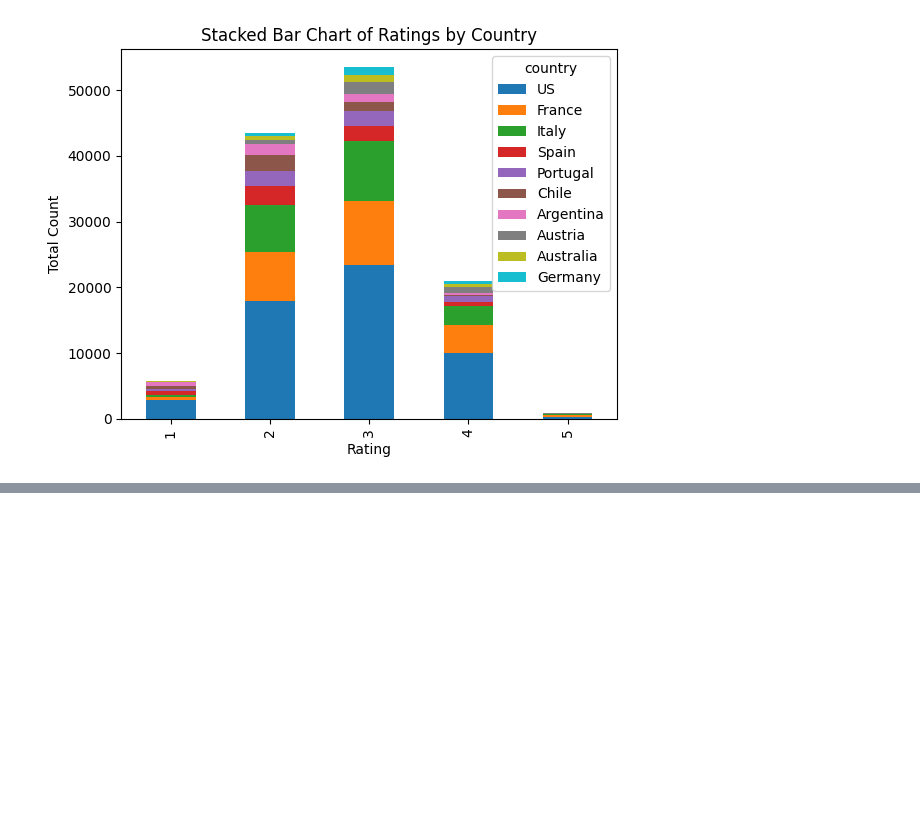
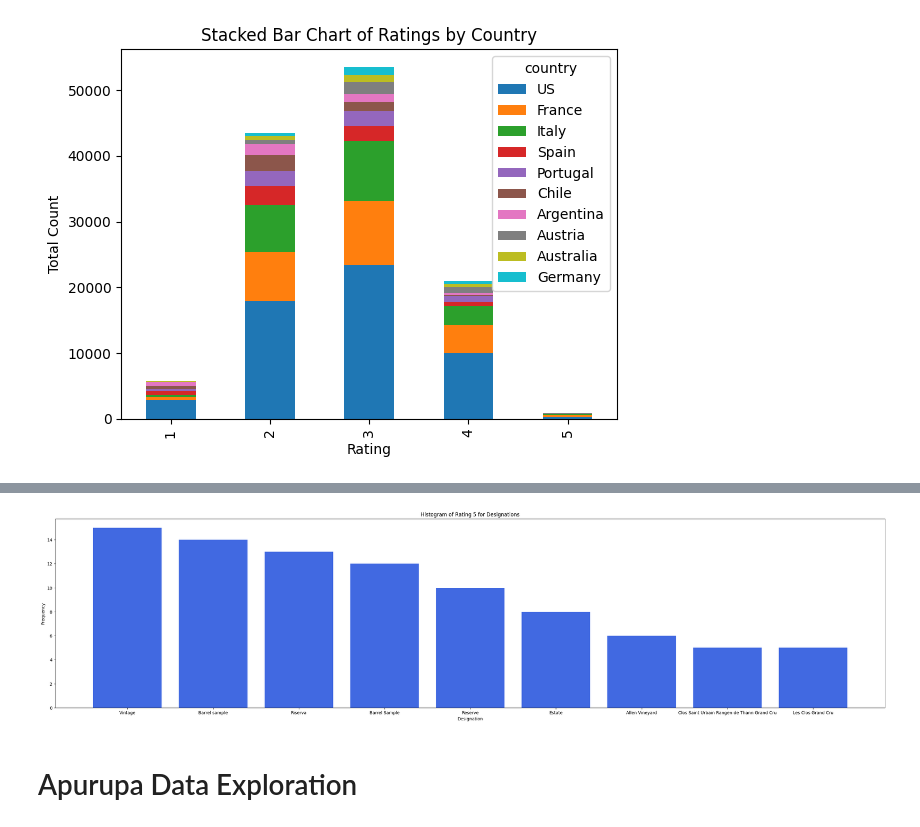
Before and after one commit to janmejoykar1807/KagglePracticeProject, a Jupyter notebook: Wine_Enthusiasts.ipynb, the cells around one changed output, grey strips where cells are left out. Saved outputs shown, nothing was run; the diff lists cells and outputs as text; code cells hidden in the pictures; blank space fills up the shorter version.

```diff
--- a/Wine_Enthusiasts.ipynb
+++ b/Wine_Enthusiasts.ipynb
@@ -491,0 +540,16 @@ plt.show()
+# %%
+subset = group_new[group_new['ratings_on_points'] == 5]['designation']
+counts = subset.value_counts().sort_values(ascending=False)[1:10]
+
+fig, ax = plt.subplots(1, 1, figsize=(35, 8))
+ax.bar(counts.index, counts.values, color = 'royalblue')
+
+ax.set_xlabel('Designation')
+ax.set_ylabel('Frequency')
+ax.set_title('Histogram of Rating 5 for Designations')
+
+plt.show()
+# %% [output]
+[figure, added]
+# %% [markdown]
+# Apurupa Data Exploration
```
Also changed, not shown: parts of 11 cells of this notebook.
